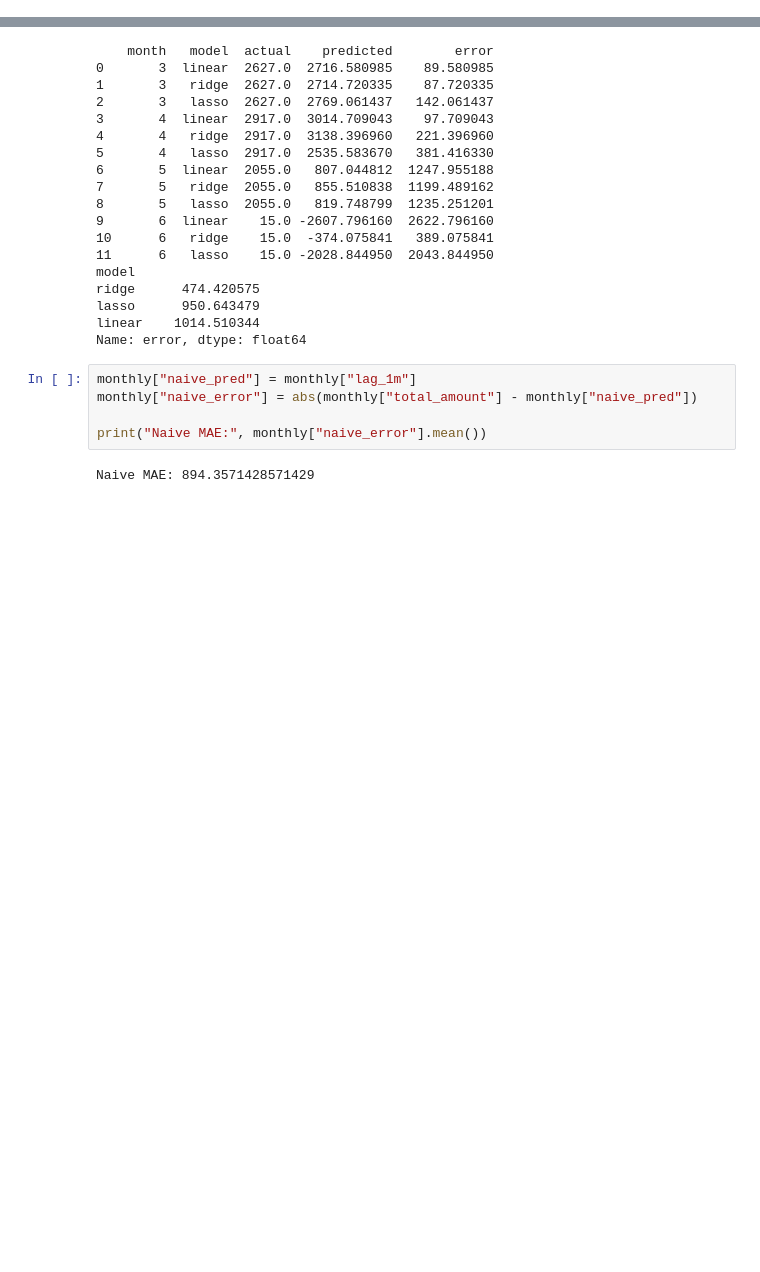
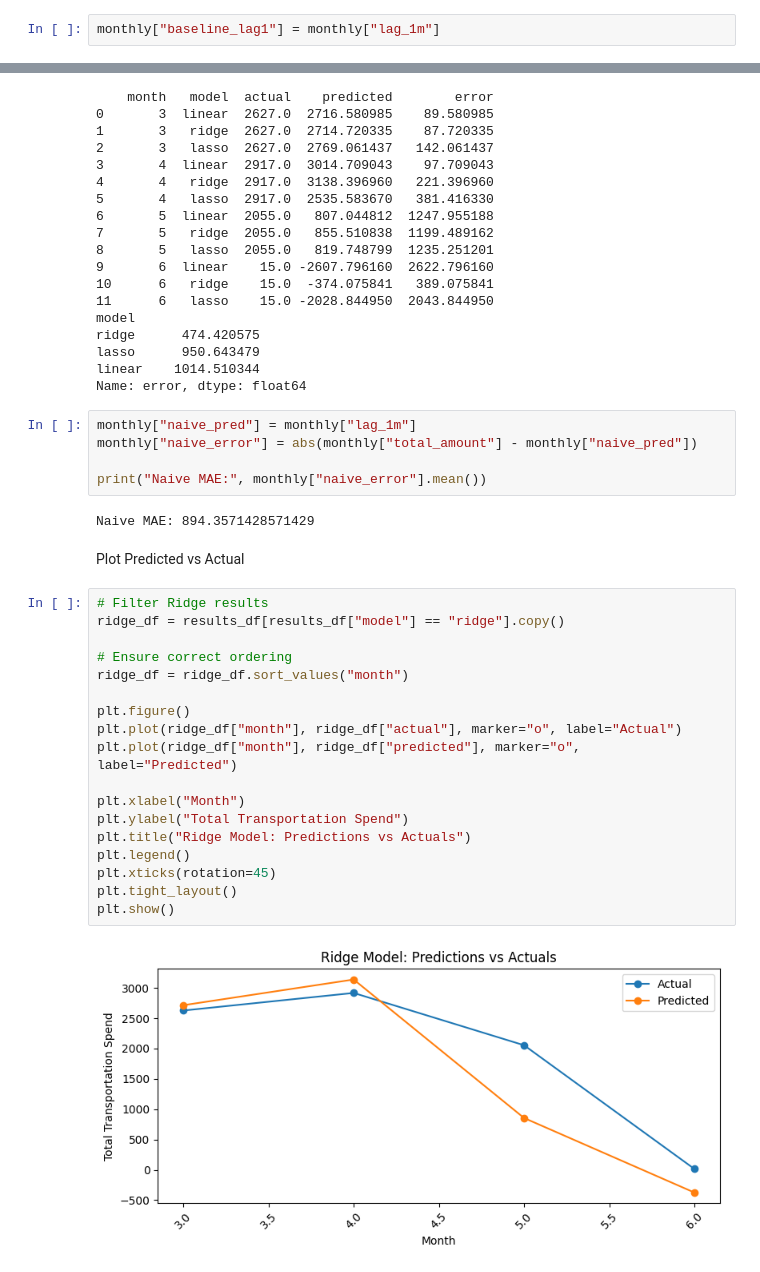
Before and after one commit to johnkristanf/expensepro-forecasting, a Jupyter notebook: notebooks/eda.ipynb, the cells around one changed output, grey strips where cells are left out. Cells and saved outputs as stored; diff of their text form; blank space fills up the shorter version.

```diff
--- a/notebooks/eda.ipynb
+++ b/notebooks/eda.ipynb
@@ -285,3 +289,5 @@ Modeling Process
+# %%
+monthly["baseline_lag1"] = monthly["lag_1m"]
 # %%
 
 features = [
@@ -384,3 +390,25 @@ monthly["naive_error"] = abs(monthly["total_amount"] - monthly["naive_pred"])
 print("Naive MAE:", monthly["naive_error"].mean())
 # %% [output]
 Naive MAE: 894.3571428571429
+# %% [markdown]
+Plot Predicted vs Actual
+# %%
+# Filter Ridge results
+ridge_df = results_df[results_df["model"] == "ridge"].copy()
+
+# Ensure correct ordering
+ridge_df = ridge_df.sort_values("month")
+
+plt.figure()
+plt.plot(ridge_df["month"], ridge_df["actual"], marker="o", label="Actual")
+plt.plot(ridge_df["month"], ridge_df["predicted"], marker="o", label="Predicted")
+
+plt.xlabel("Month")
+plt.ylabel("Total Transportation Spend")
+plt.title("Ridge Model: Predictions vs Actuals")
+plt.legend()
+plt.xticks(rotation=45)
+plt.tight_layout()
+plt.show()
+# %% [output]
+[figure, added]
```
Also changed, not shown: parts of 7 cells of this notebook.
